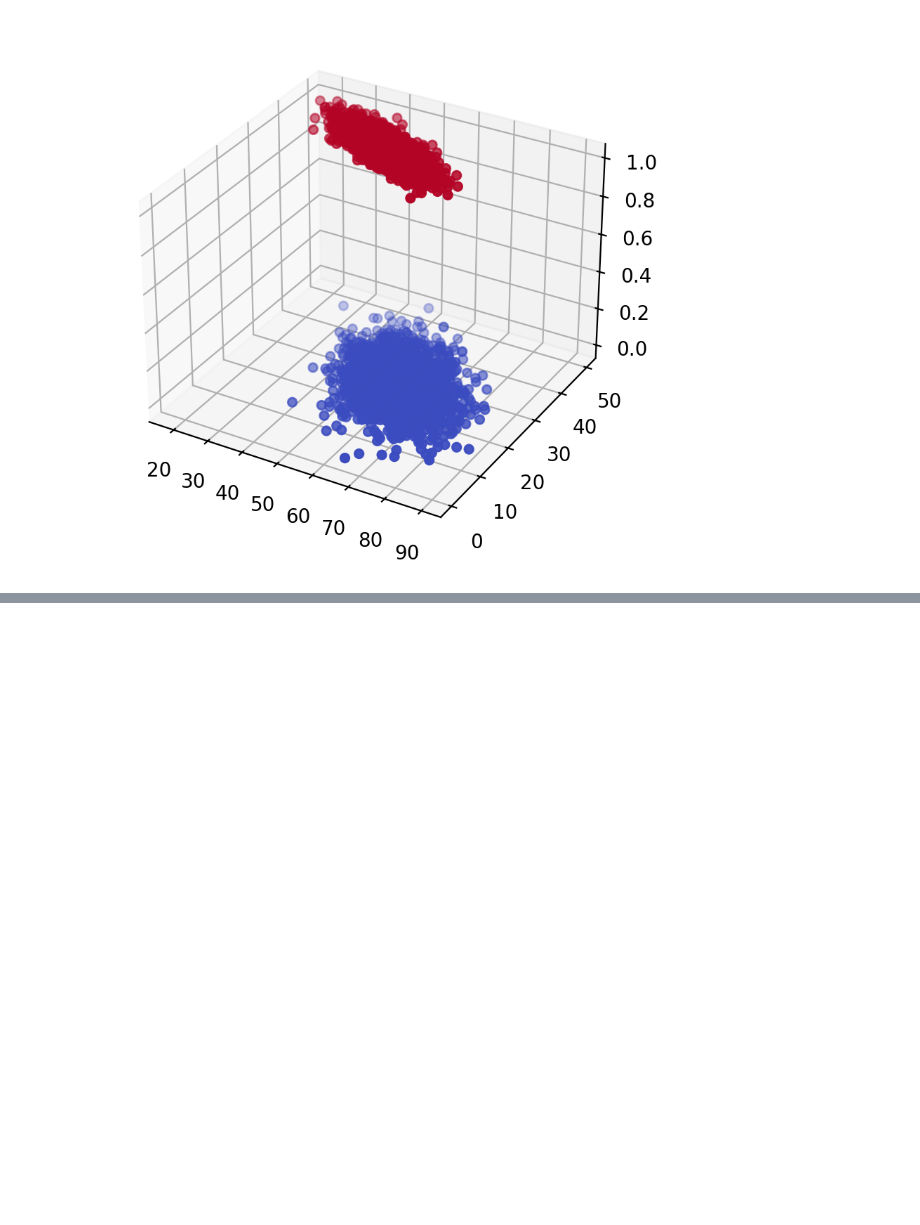
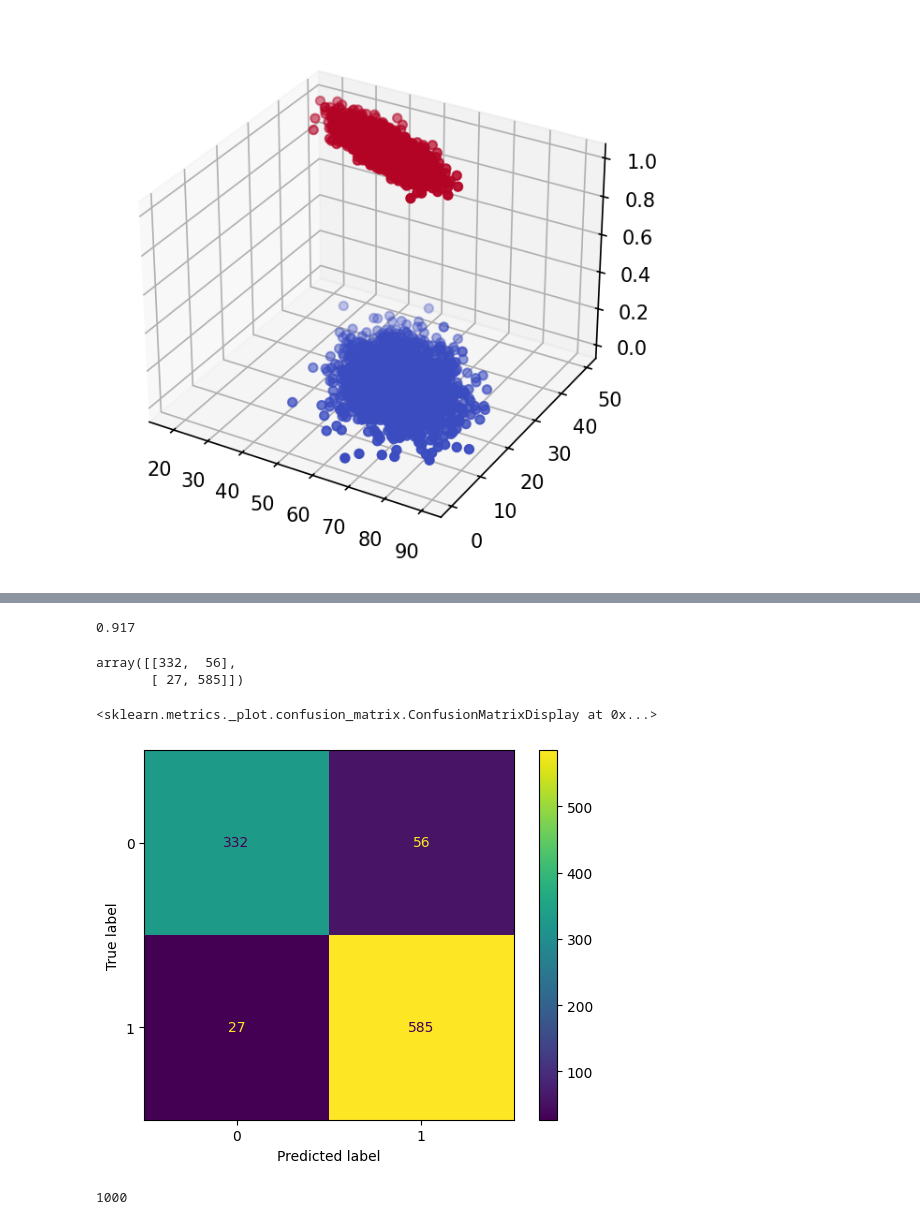
Before and after one commit to smdarshad000-lab/data-science-concepts, a Jupyter notebook: 28_logstic_regression.ipynb, the cells around one changed output, grey strips where cells are left out. Cells and saved outputs as stored; diff of their text form; code cells hidden in the pictures; blank space fills up the shorter version.

Commit message:
logistic regression
performance evaluation

```diff
--- a/28_logstic_regression.ipynb
+++ b/28_logstic_regression.ipynb
@@ -74,0 +98,2 @@ ax.scatter(df['age'], df['physical_score'], df['test_result'], c=df['test_result
+# %%
+scaled_X_test = scaler.transform(X_test)
@@ -74,0 +102,4 @@ ax.scatter(df['age'], df['physical_score'], df['test_result'], c=df['test_result
+# %%
+log_model = LogisticRegression()
+# %%
+log_model.fit(scaled_X_train, y_train)
@@ -74,0 +154,2 @@ ax.scatter(df['age'], df['physical_score'], df['test_result'], c=df['test_result
+# %%
+y_pred = log_model.predict(scaled_X_test)
@@ -74,0 +176,14 @@ ax.scatter(df['age'], df['physical_score'], df['test_result'], c=df['test_result
+# %%
+accuracy_score(y_test, y_pred)
+# %% [output]
+0.917
+# %%
+confusion_matrix(y_test, y_pred) #the confusion matrix shows the number of correct and incorrect predictions made by the model compared to the actual outcomes (target values) in the data.
+# In a binary classification problem, it is a 2x2 matrix that summarizes the performance of the model, which includes:
+# True Positives (TP): The number of positive instances that were correctly classified as positive.
+# True Negatives (TN): The number of negative instances that were correctly classified as negative.
+# False Positives (FP): The number of negative instances that were incorrectly classified as positive (
+# False Negatives (FN): The number of positive instances that were incorrectly classified as negative.
+# %% [output]
+array([[332,  56],
+       [ 27, 585]])
@@ -74,0 +192,9 @@ ax.scatter(df['age'], df['physical_score'], df['test_result'], c=df['test_result
+# %%
+ConfusionMatrixDisplay(confusion_matrix(y_test, y_pred)).plot()
+# %% [output]
+<sklearn.metrics._plot.confusion_matrix.ConfusionMatrixDisplay at 0x...>
+[figure, added]
+# %%
+len(y_test)
+# %% [output]
+1000
```
Also changed, not shown: parts of 29 cells of this notebook.
